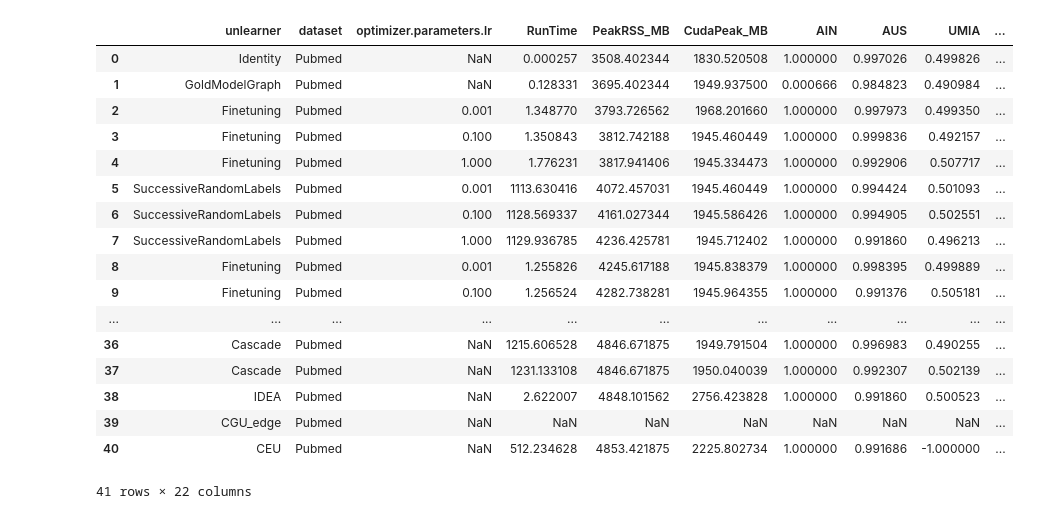
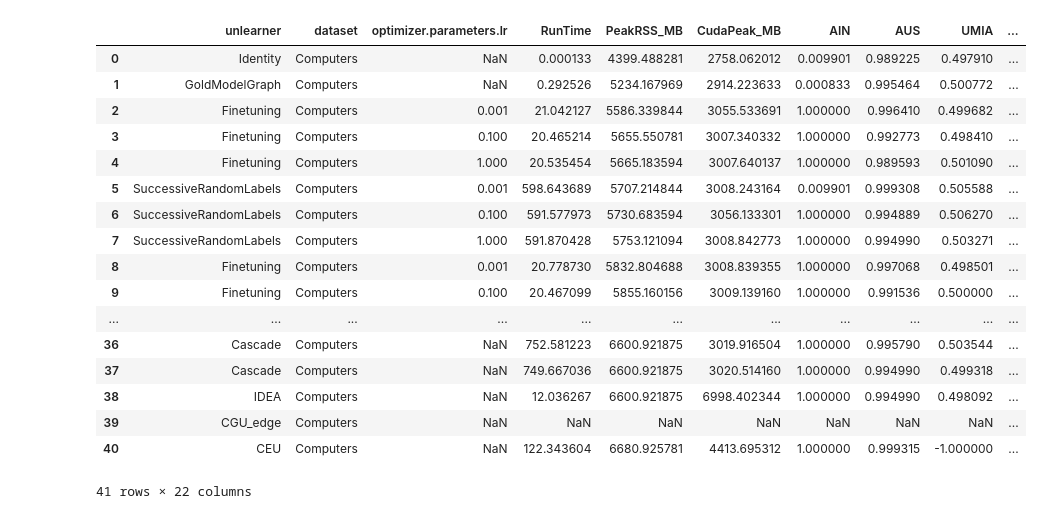
Before and after one commit to dangeloandrea14/LinkInference, a Jupyter notebook: check_results.ipynb, the cells around one changed output. Saved outputs shown, nothing was run; the diff lists cells and outputs as text; code cells hidden in the pictures.

```diff
--- a/check_results.ipynb
+++ b/check_results.ipynb
@@ -4,46 +4,46 @@ import os
 from io import StringIO
 from pandas import json_normalize
 # %%
-config_file = os.path.join("output","runs","LinkAttack","pubmed_GAT_edge.json")
+config_file = os.path.join("output","runs","LinkAttack","AmazonComputers_GAT_edge.json")
 with open(config_file, "r") as f:
     text = f.read().strip()
 
 if not text.startswith("["):
     text = "[" + text
 if text.endswith(","):
     text = text[:-1]
 if not text.endswith("]"):
     text = text + "]"
 
 df = pd.read_json(StringIO(text))
 
 df_expanded = json_normalize(df['parameters'])
 df = pd.concat([df.drop(columns='parameters'), df_expanded], axis=1)
 
 cols = list(df.columns)
 
 cols.insert(2, cols.pop(cols.index('optimizer.parameters.lr')))
 
 df = df[cols[:22]]
 
 
 display(df)
 # %% [output]
 |  | unlearner | dataset | optimizer.parameters.lr | RunTime | PeakRSS_MB | CudaPeak_MB | AIN | AUS | UMIA | ... |
-| 0 | Identity | Pubmed | NaN | 0.000257 | 3508.402344 | 1830.520508 | 1.000000 | 0.997026 | 0.499826 | ... |
-| 1 | GoldModelGraph | Pubmed | NaN | 0.128331 | 3695.402344 | 1949.937500 | 0.000666 | 0.984823 | 0.490984 | ... |
-| 2 | Finetuning | Pubmed | 0.001 | 1.348770 | 3793.726562 | 1968.201660 | 1.000000 | 0.997973 | 0.499350 | ... |
-| 3 | Finetuning | Pubmed | 0.100 | 1.350843 | 3812.742188 | 1945.460449 | 1.000000 | 0.999836 | 0.492157 | ... |
-| 4 | Finetuning | Pubmed | 1.000 | 1.776231 | 3817.941406 | 1945.334473 | 1.000000 | 0.992906 | 0.507717 | ... |
-| 5 | SuccessiveRandomLabels | Pubmed | 0.001 | 1113.630416 | 4072.457031 | 1945.460449 | 1.000000 | 0.994424 | 0.501093 | ... |
-| 6 | SuccessiveRandomLabels | Pubmed | 0.100 | 1128.569337 | 4161.027344 | 1945.586426 | 1.000000 | 0.994905 | 0.502551 | ... |
-| 7 | SuccessiveRandomLabels | Pubmed | 1.000 | 1129.936785 | 4236.425781 | 1945.712402 | 1.000000 | 0.991860 | 0.496213 | ... |
-| 8 | Finetuning | Pubmed | 0.001 | 1.255826 | 4245.617188 | 1945.838379 | 1.000000 | 0.998395 | 0.499889 | ... |
-| 9 | Finetuning | Pubmed | 0.100 | 1.256524 | 4282.738281 | 1945.964355 | 1.000000 | 0.991376 | 0.505181 | ... |
+| 0 | Identity | Computers | NaN | 0.000133 | 4399.488281 | 2758.062012 | 0.009901 | 0.989225 | 0.497910 | ... |
+| 1 | GoldModelGraph | Computers | NaN | 0.292526 | 5234.167969 | 2914.223633 | 0.000833 | 0.995464 | 0.500772 | ... |
+| 2 | Finetuning | Computers | 0.001 | 21.042127 | 5586.339844 | 3055.533691 | 1.000000 | 0.996410 | 0.499682 | ... |
+| 3 | Finetuning | Computers | 0.100 | 20.465214 | 5655.550781 | 3007.340332 | 1.000000 | 0.992773 | 0.498410 | ... |
+| 4 | Finetuning | Computers | 1.000 | 20.535454 | 5665.183594 | 3007.640137 | 1.000000 | 0.989593 | 0.501090 | ... |
+| 5 | SuccessiveRandomLabels | Computers | 0.001 | 598.643689 | 5707.214844 | 3008.243164 | 0.009901 | 0.999308 | 0.505588 | ... |
+| 6 | SuccessiveRandomLabels | Computers | 0.100 | 591.577973 | 5730.683594 | 3056.133301 | 1.000000 | 0.994889 | 0.506270 | ... |
+| 7 | SuccessiveRandomLabels | Computers | 1.000 | 591.870428 | 5753.121094 | 3008.842773 | 1.000000 | 0.994990 | 0.503271 | ... |
+| 8 | Finetuning | Computers | 0.001 | 20.778730 | 5832.804688 | 3008.839355 | 1.000000 | 0.997068 | 0.498501 | ... |
+| 9 | Finetuning | Computers | 0.100 | 20.467099 | 5855.160156 | 3009.139160 | 1.000000 | 0.991536 | 0.500000 | ... |
 | ... | ... | ... | ... | ... | ... | ... | ... | ... | ... | ... |
-| 36 | Cascade | Pubmed | NaN | 1215.606528 | 4846.671875 | 1949.791504 | 1.000000 | 0.996983 | 0.490255 | ... |
-| 37 | Cascade | Pubmed | NaN | 1231.133108 | 4846.671875 | 1950.040039 | 1.000000 | 0.992307 | 0.502139 | ... |
-| 38 | IDEA | Pubmed | NaN | 2.622007 | 4848.101562 | 2756.423828 | 1.000000 | 0.991860 | 0.500523 | ... |
-| 39 | CGU_edge | Pubmed | NaN | NaN | NaN | NaN | NaN | NaN | NaN | ... |
-| 40 | CEU | Pubmed | NaN | 512.234628 | 4853.421875 | 2225.802734 | 1.000000 | 0.991686 | -1.000000 | ... |
+| 36 | Cascade | Computers | NaN | 752.581223 | 6600.921875 | 3019.916504 | 1.000000 | 0.995790 | 0.503544 | ... |
+| 37 | Cascade | Computers | NaN | 749.667036 | 6600.921875 | 3020.514160 | 1.000000 | 0.994990 | 0.499318 | ... |
+| 38 | IDEA | Computers | NaN | 12.036267 | 6600.921875 | 6998.402344 | 1.000000 | 0.994990 | 0.498092 | ... |
+| 39 | CGU_edge | Computers | NaN | NaN | NaN | NaN | NaN | NaN | NaN | ... |
+| 40 | CEU | Computers | NaN | 122.343604 | 6680.925781 | 4413.695312 | 1.000000 | 0.999315 | -1.000000 | ... |
 41 rows × 22 columns
```
Also changed, not shown: 10 other files.
